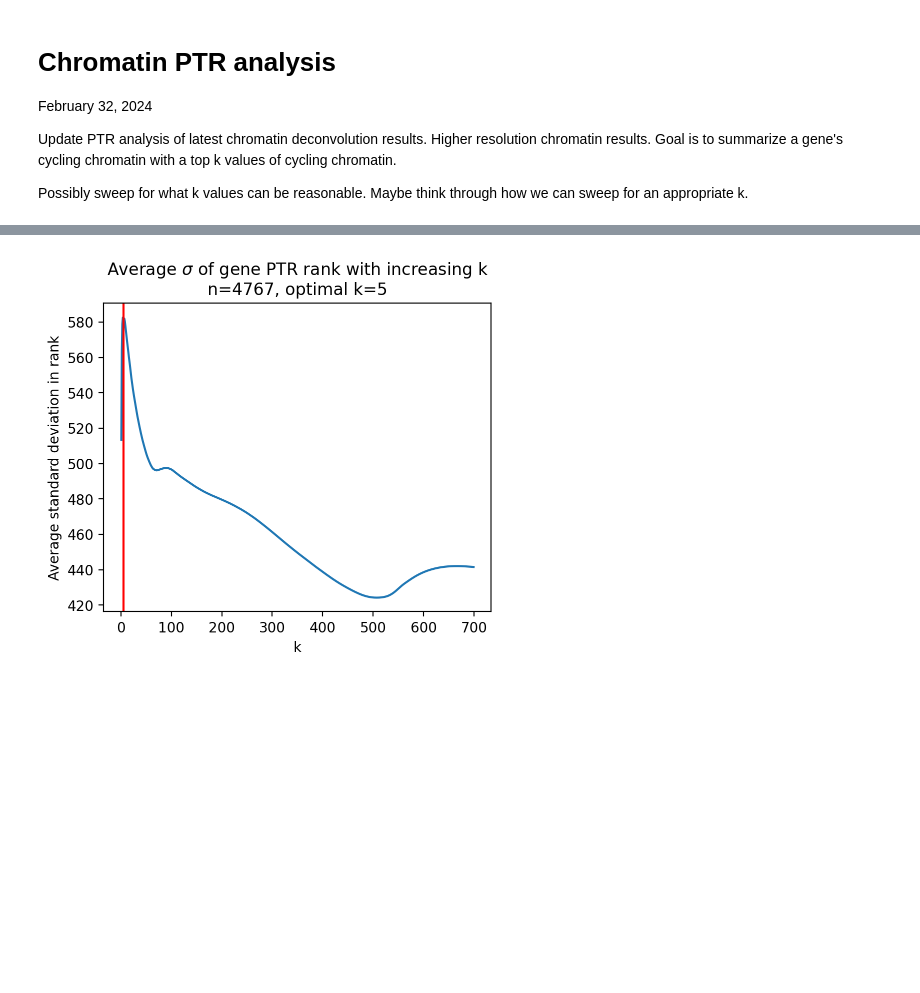
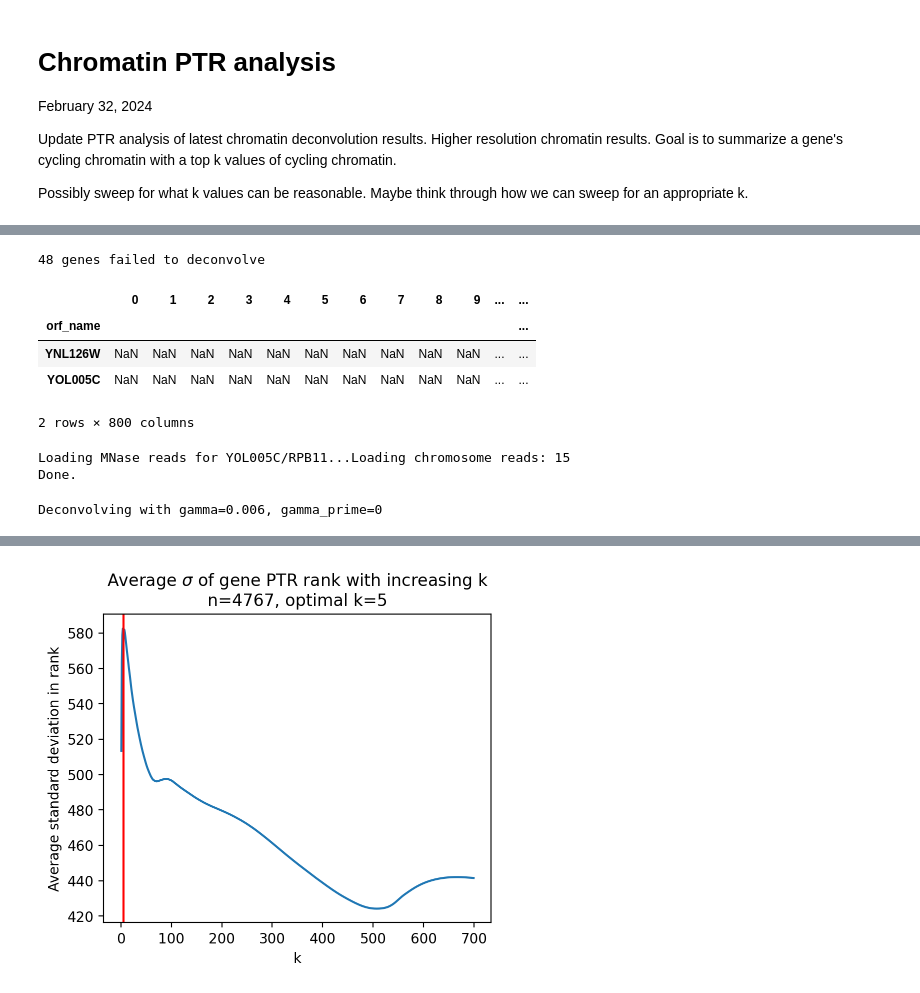
Before and after one commit to HarteminkLab/cell-cycle-deconv, a Jupyter notebook: 19_Chromatin_PTR_Analysis.ipynb, the cells around one changed output, grey strips where cells are left out. Drawn from its saved outputs; the diff is of its cells as text; code cells hidden in the pictures; blank space fills up the shorter version.

```diff
--- a/19_Chromatin_PTR_Analysis.ipynb
+++ b/19_Chromatin_PTR_Analysis.ipynb
@@ -38,0 +42,37 @@ timer.get_time()
+# %%
+failed_genes = peak_to_trough_analysis.undropped_ptrs_df[peak_to_trough_analysis.undropped_ptrs_df[0].isna()]
+print(len(failed_genes), "genes failed to deconvolve")
+failed_genes.tail(2)
+
+# save to disk and write
+# ('data/reference_data/geneset_nondub_w_prom_genebodies_missing_temp_2024-02-29.csv').set_index('orf_name')
+# %% [output]
+48 genes failed to deconvolve
+|  | 0 | 1 | 2 | 3 | 4 | 5 | 6 | 7 | 8 | 9 | ... | ... |
+| orf_name |  |  |  |  |  |  |  |  |  |  |  | ... |
+| YNL126W | NaN | NaN | NaN | NaN | NaN | NaN | NaN | NaN | NaN | NaN | ... | ... |
+| YOL005C | NaN | NaN | NaN | NaN | NaN | NaN | NaN | NaN | NaN | NaN | ... | ... |
+2 rows × 800 columns
+# %%
+# 48 genes did not deconvolve, not due to a coverage issue.
+# Testing one of the genes:
+
+from src.config import load_yl_rg1_vst_config
+from cc_src.chromatin_model import ChromatinModel
+
+config = load_yl_rg1_vst_config(1)
+chromatin_model = ChromatinModel(config)
+
+
+gene_name = "YOL005C"
+
+chromatin_model.load_mnase_gene(gene_name)
+chromatin_model.create_deconvolution_bins()
+# %% [output]
+Loading MNase reads for YOL005C/RPB11...Loading chromosome reads: 15
+Done.
+# %%
+chromatin_model.gamma = 0.006
+chromatin_model.deconvolve()
+# %% [output]
+Deconvolving with gamma=0.006, gamma_prime=0
```
Also changed, not shown: parts of 5 cells of this notebook, 4 other files.
